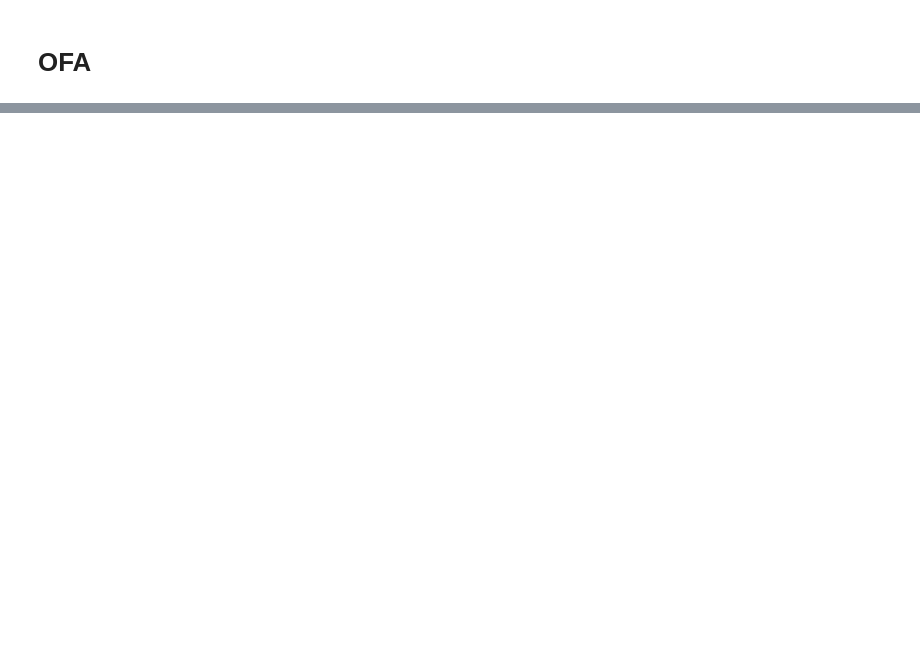
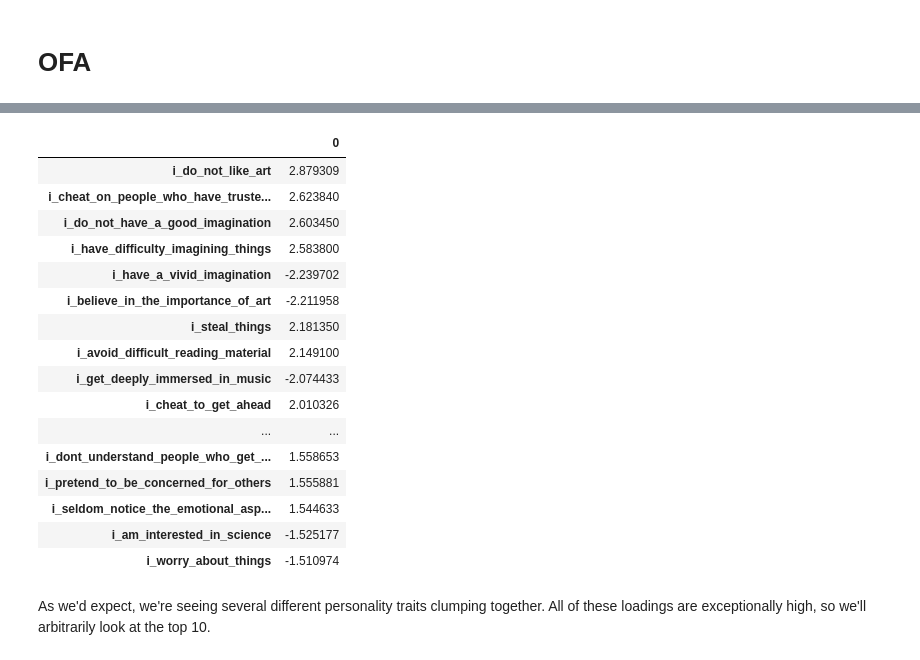
Before and after one commit to vincefav/hexaco, a Jupyter notebook: HEXACO.ipynb, the cells around one changed output, grey strips where cells are left out. Cells and saved outputs as stored; diff of their text form; code cells hidden in the pictures; blank space fills up the shorter version.

```diff
--- a/HEXACO.ipynb
+++ b/HEXACO.ipynb
@@ -343,0 +329,36 @@ defaultdict(list,
+# %%
+from sklearn.decomposition import FactorAnalysis
+
+qs = data.drop(['i_understand_the_instructions_for_this_test',
+       'i_have_answered_all_of_these_questions_as_accurately_as_possible',
+       'time_elapsed'], axis=1).T
+
+fa = FactorAnalysis(n_components=1).fit(qs)
+# %%
+loadings = pd.DataFrame(fa.transform(qs))
+
+loadings.index = qs.index
+# %%
+loadings['absol'] = np.abs(loadings[0])
+
+loadings.sort_values('absol', ascending=False).drop('absol', axis=1).head(30)
+# %% [output]
+|  | 0 |
+| i_do_not_like_art | 2.879309 |
+| i_cheat_on_people_who_have_truste... | 2.623840 |
+| i_do_not_have_a_good_imagination | 2.603450 |
+| i_have_difficulty_imagining_things | 2.583800 |
+| i_have_a_vivid_imagination | -2.239702 |
+| i_believe_in_the_importance_of_art | -2.211958 |
+| i_steal_things | 2.181350 |
+| i_avoid_difficult_reading_material | 2.149100 |
+| i_get_deeply_immersed_in_music | -2.074433 |
+| i_cheat_to_get_ahead | 2.010326 |
+| ... | ... |
+| i_dont_understand_people_who_get_... | 1.558653 |
+| i_pretend_to_be_concerned_for_others | 1.555881 |
+| i_seldom_notice_the_emotional_asp... | 1.544633 |
+| i_am_interested_in_science | -1.525177 |
+| i_worry_about_things | -1.510974 |
+# %% [markdown]
+As we'd expect, we're seeing several different personality traits clumping together. All of these loadings are exceptionally high, so we'll arbitrarily look at the top 10.
```
Also changed, not shown: parts of 18 cells of this notebook.
